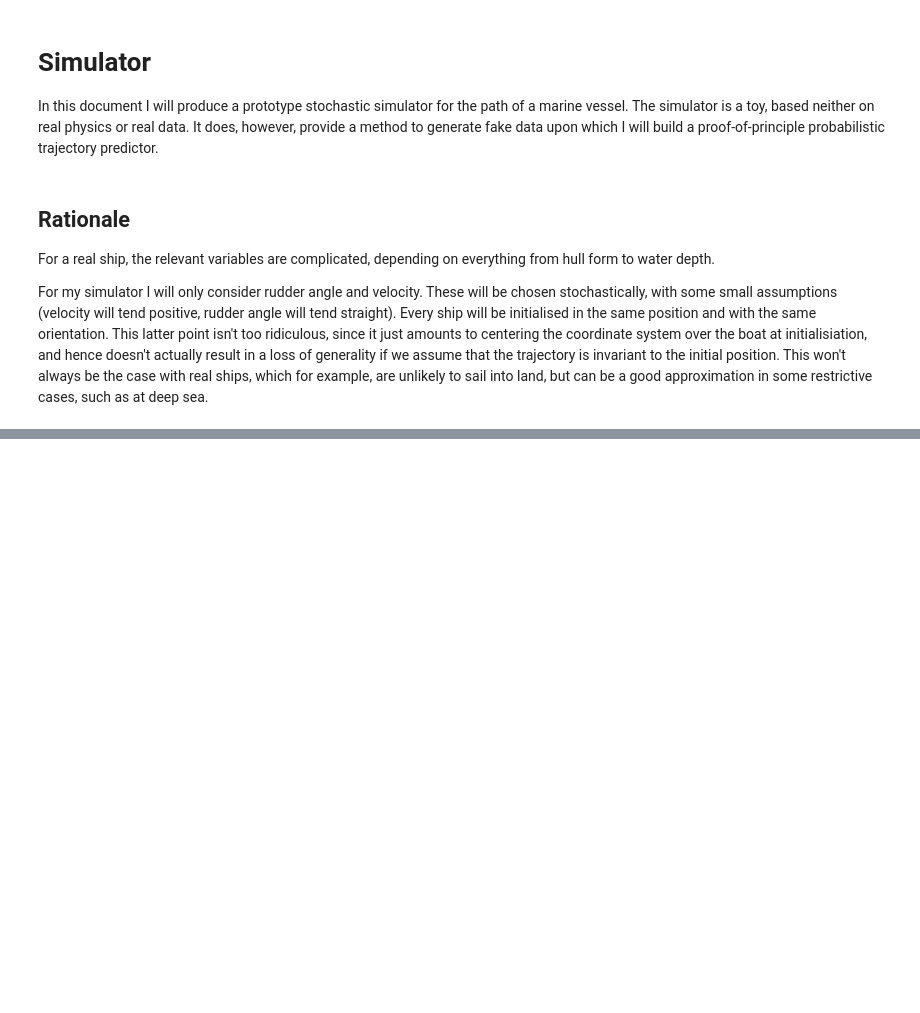
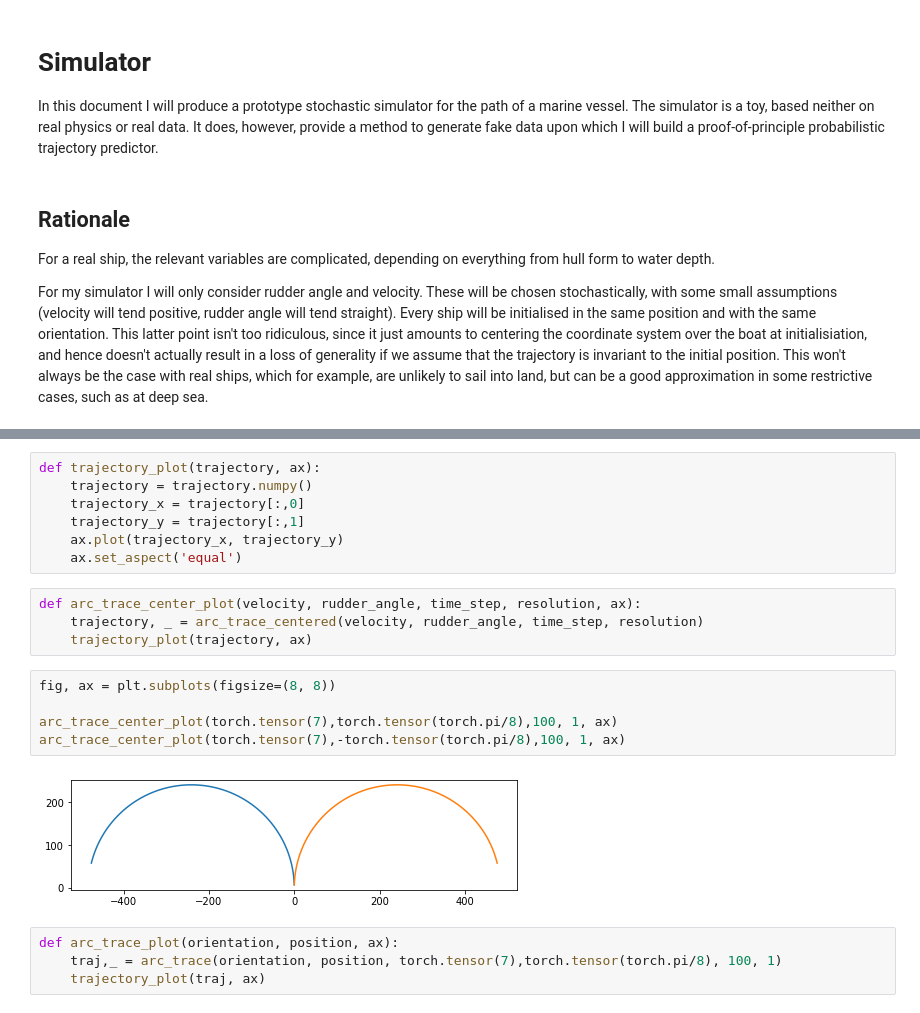
Before and after one commit to SRagy/PositionPrediction, a Jupyter notebook: Simulator_proto.ipynb, the cells around one changed output, grey strips where cells are left out. Cells and saved outputs as stored; diff of their text form; blank space fills up the shorter version.

Commit message:
arc_trace function completed.

```diff
--- a/Simulator_proto.ipynb
+++ b/Simulator_proto.ipynb
@@ -49,0 +121,22 @@ def arc_trace_centered(velocity: Tensor,
+# %%
+def trajectory_plot(trajectory, ax):
+    trajectory = trajectory.numpy()
+    trajectory_x = trajectory[:,0]
+    trajectory_y = trajectory[:,1]
+    ax.plot(trajectory_x, trajectory_y)
+    ax.set_aspect('equal')
+# %%
+def arc_trace_center_plot(velocity, rudder_angle, time_step, resolution, ax):
+    trajectory, _ = arc_trace_centered(velocity, rudder_angle, time_step, resolution)
+    trajectory_plot(trajectory, ax)
+# %%
+fig, ax = plt.subplots(figsize=(8, 8))
+
+arc_trace_center_plot(torch.tensor(7),torch.tensor(torch.pi/8),100, 1, ax)
+arc_trace_center_plot(torch.tensor(7),-torch.tensor(torch.pi/8),100, 1, ax)
+# %% [output]
+[figure, added]
+# %%
+def arc_trace_plot(orientation, position, ax):
+    traj,_ = arc_trace(orientation, position, torch.tensor(7),torch.tensor(torch.pi/8), 100, 1)
+    trajectory_plot(traj, ax)
```
Also changed, not shown: parts of 11 cells of this notebook, 2 other files.
